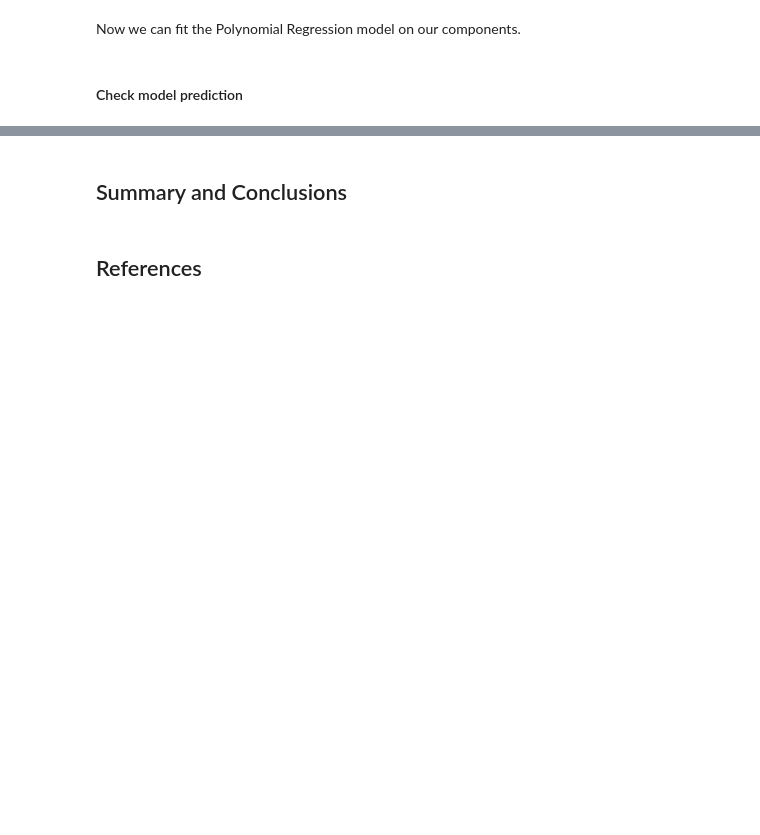
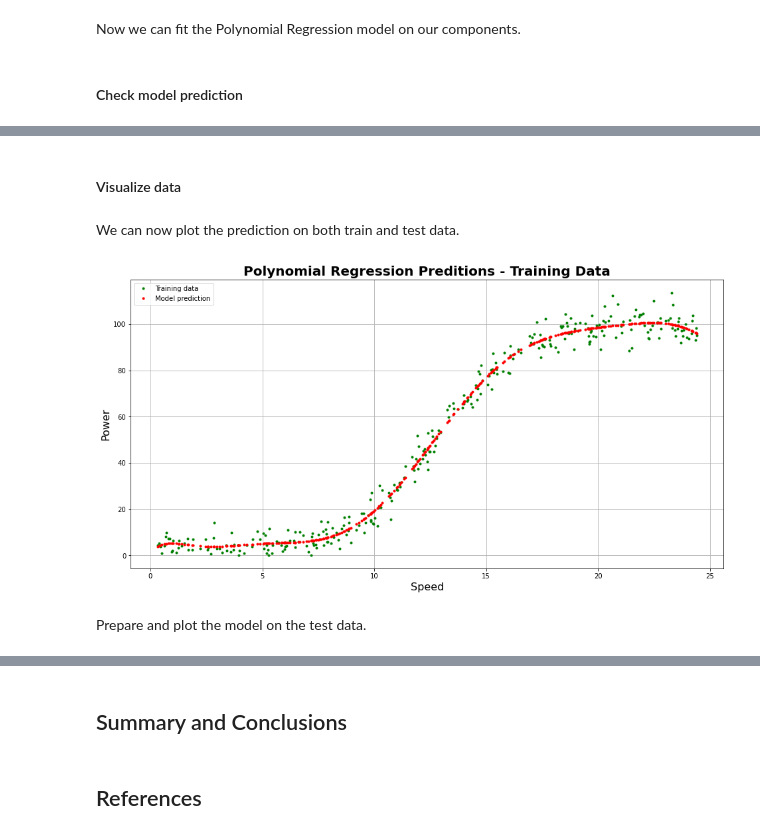
Before and after one commit to G00376332/52954-MachineLearning_Project, a Jupyter notebook: Project.ipynb, the cells around one changed output, grey strips where cells are left out. Drawn from its saved outputs; the diff is of its cells as text; code cells hidden in the pictures; blank space fills up the shorter version.

Commit message:
Update jupyter notebook - poly model

```diff
--- a/Project.ipynb
+++ b/Project.ipynb
@@ -259,0 +281,24 @@ for i in range (4):
+# %% [markdown]
+#### Visualize data
+# %% [markdown]
+We can now plot the prediction on both train and test data.
+# %%
+# Define chart size
+plt.figure(figsize=(16,8))
+# Add grid lines
+plt.grid(True)
+# Add title to the chart
+plt.title("Polynomial Regression Preditions - Training Data", fontweight="bold", fontsize=20)
+# # Add x lable to the chart
+plt.xlabel('Speed', size=16)
+# Add y lable to the chart
+plt.ylabel('Power', size=16)
+# Plot and show data
+plt.plot(speed_train, power_train, '.g', label='Training data')
+plt.plot(speed_train, pwr_train_predicted, 'r.', label='Model prediction')
+plt.legend(loc='best')
+plt.show()
+# %% [output]
+[figure, added]
+# %% [markdown]
+Prepare and plot the model on the test data.
```
Also changed, not shown: parts of 12 cells of this notebook, 1 other file.
